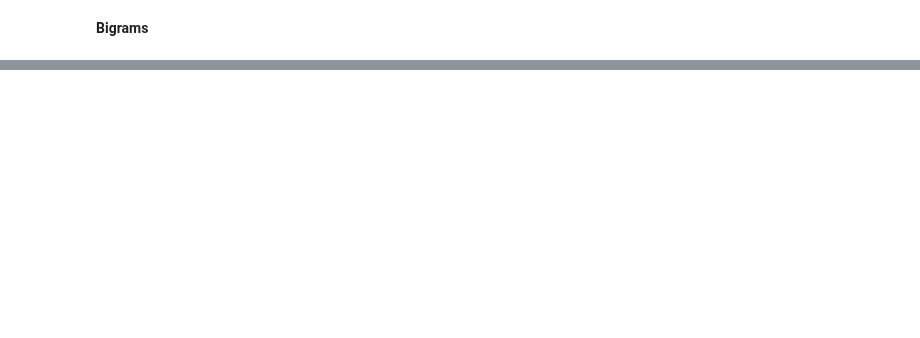
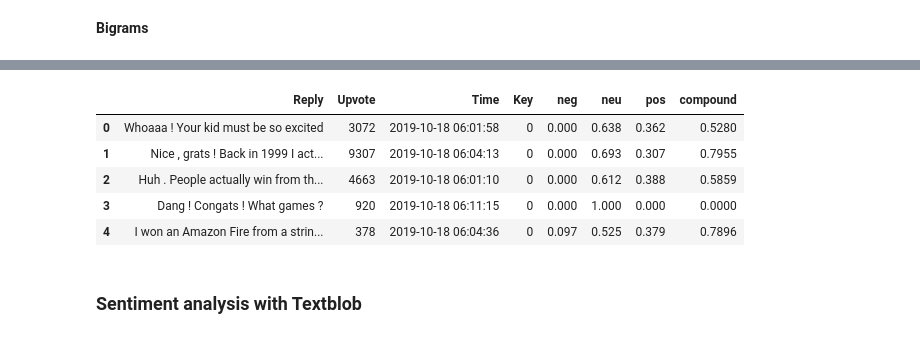
Before and after one commit to micoooo/Sentiment-Analysis, a Jupyter notebook: processing.ipynb, the cells around one changed output, grey strips where cells are left out. Drawn from its saved outputs; the diff is of its cells as text; code cells hidden in the pictures; blank space fills up the shorter version.

```diff
--- a/processing.ipynb
+++ b/processing.ipynb
@@ -90,0 +139,11 @@ plt.show()
+# %%
+comments_vader.head()
+# %% [output]
+|  | Reply | Upvote | Time | Key | neg | neu | pos | compound |
+| 0 | Whoaaa ! Your kid must be so excited | 3072 | 2019-10-18 06:01:58 | 0 | 0.000 | 0.638 | 0.362 | 0.5280 |
+| 1 | Nice , grats ! Back in 1999 I act... | 9307 | 2019-10-18 06:04:13 | 0 | 0.000 | 0.693 | 0.307 | 0.7955 |
+| 2 | Huh . People actually win from th... | 4663 | 2019-10-18 06:01:10 | 0 | 0.000 | 0.612 | 0.388 | 0.5859 |
+| 3 | Dang ! Congats ! What games ? | 920 | 2019-10-18 06:11:15 | 0 | 0.000 | 1.000 | 0.000 | 0.0000 |
+| 4 | I won an Amazon Fire from a strin... | 378 | 2019-10-18 06:04:36 | 0 | 0.097 | 0.525 | 0.379 | 0.7896 |
+# %% [markdown]
+### Sentiment analysis with Textblob
```
Also changed, not shown: parts of 21 cells of this notebook, 1 other file.
